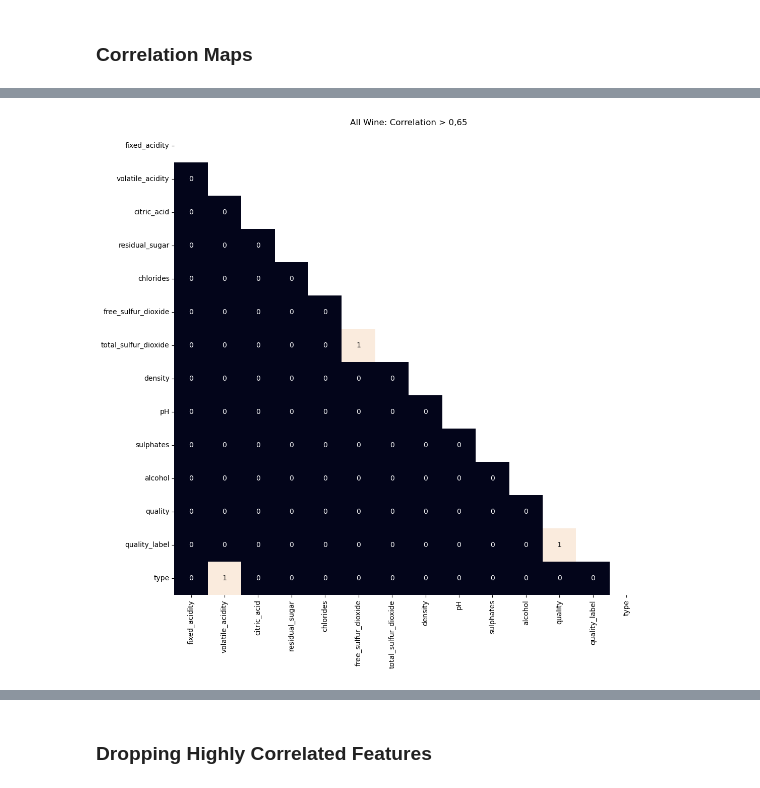
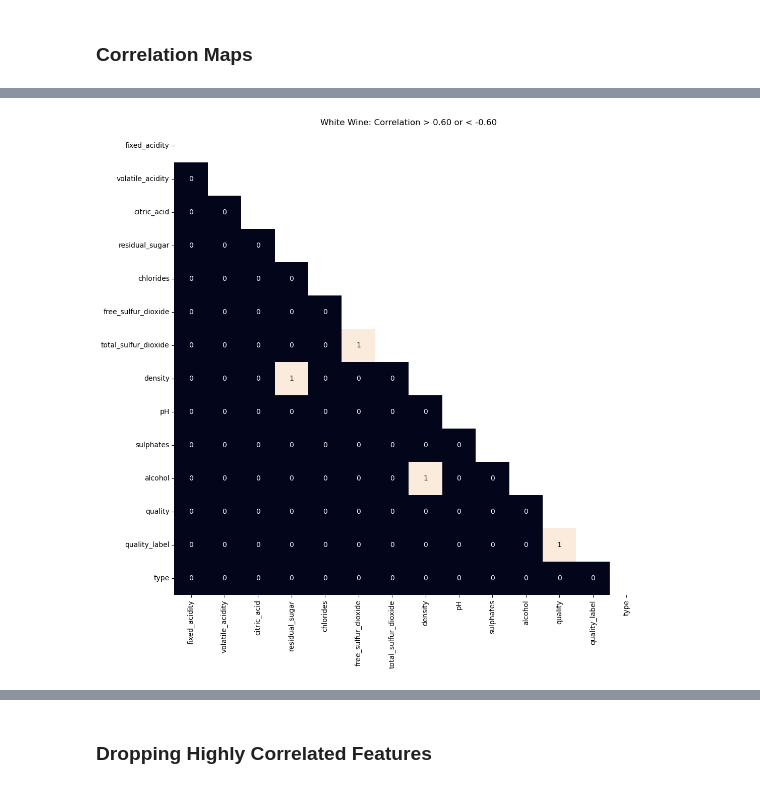
Before and after one commit to intendedsideeffects/Project-2, a Jupyter notebook: ML - white wine.ipynb, the cells around one changed output, grey strips where cells are left out. Cells and saved outputs as stored; diff of their text form; code cells hidden in the pictures.

```diff
--- a/ML - white wine.ipynb
+++ b/ML - white wine.ipynb
@@ -13,2 +17,4 @@ from scipy.stats import kurtosis
 # %%
-all_wine = pd.read_csv(r'C:\Users\janin\OneDrive\Desktop\Python exercise\Project 2\all_wine_str.csv', sep=',')
+all_wine = pd.read_csv(r'C:\Users\janin\OneDrive\Desktop\Python exercise\Project 2\all_wine_with_dummies.csv', sep=',')
+
+white_wine = all_wine[all_wine['type']==0]
@@ -162,7 +43,9 @@ plt.show()
 # %%
+#Heatmap for Correlation > 0.7 or < -0.7
 plt.figure(figsize=(12, 12))
-mask = np.triu(np.ones_like(all_wine_with_dummies.corr(), dtype=bool))
-sns.heatmap(all_wine_with_dummies.corr() > 0.65, mask=mask, annot=True, cbar=False).set_title('All Wine: Correlation > 0,65')
+mask = np.triu(np.ones_like(white_wine.corr(), dtype=bool))  # Upper triangular mask
+correlation_matrix = white_wine.corr()
+sns.heatmap((correlation_matrix > 0.6) | (correlation_matrix < -0.6), mask=mask, annot=True, cbar=False, fmt='.0f').set_title('White Wine: Correlation > 0.60 or < -0.60')
 plt.show()
 # %% [output]
-[figure, old version]
+[figure, new version]
```
Also changed, not shown: parts of 88 cells of this notebook, 19 other files.
